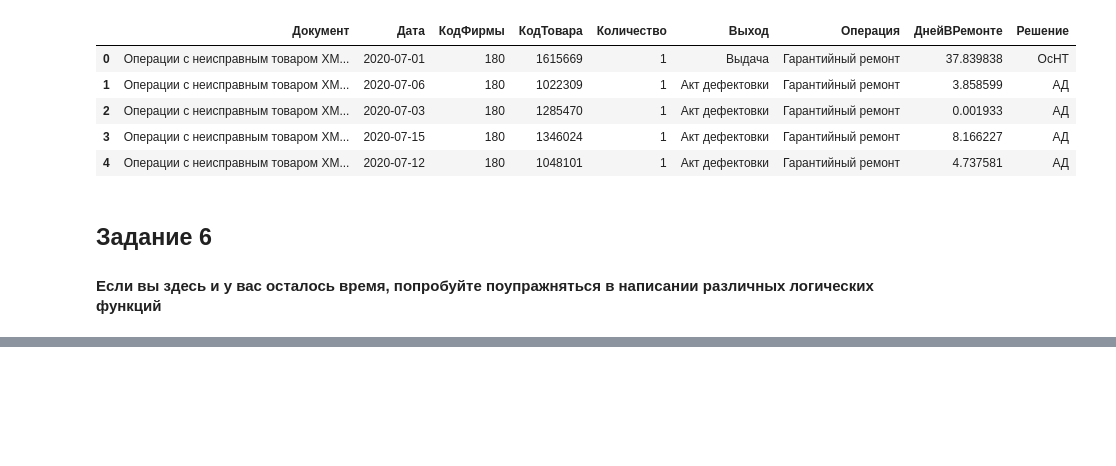
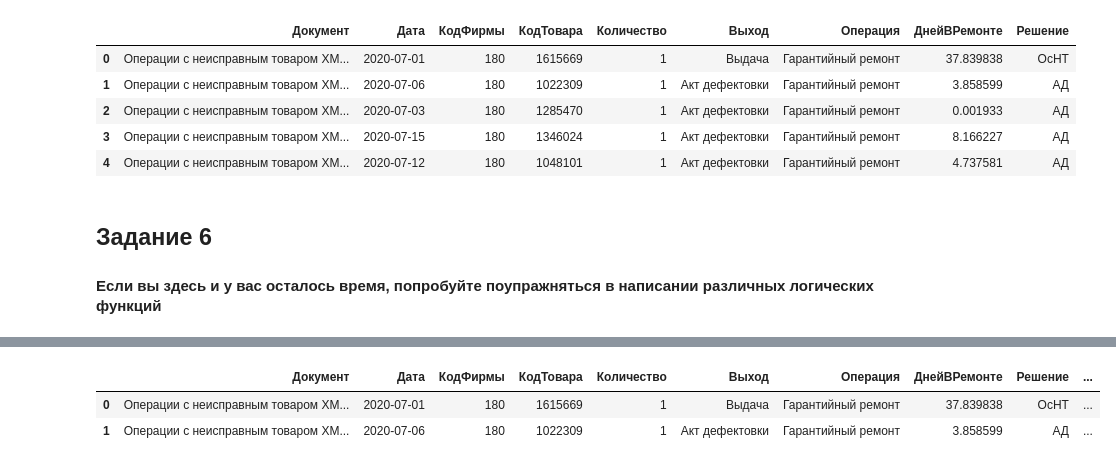
Before and after one commit to HarakaRisasi/dns_data_analysis_study, a Jupyter notebook: 4 занятие/Задание.ipynb, the cells around one changed output, grey strips where cells are left out. Cells and saved outputs as stored; diff of their text form; code cells hidden in the pictures; blank space fills up the shorter version.

```diff
--- a/4 занятие/Задание.ipynb
+++ b/4 занятие/Задание.ipynb
@@ -107,8 +107,7 @@ df.head(2)
 ## Задание 5
 #### Создайте новый столбец исходя из следующих условий: если выход выдачи или закрытие заказа, то ОСНТ, иначе АД. Посчитайте количество различных документов по каждому полученном условию
 # %%
-val_list = df['Выход'].unique().tolist()
-val_list = val_list[0::2]
+val_list = df['Выход'].unique().tolist()[0::2]
 val_list
 # %% [output]
 ['Выдача', 'Закрытие заказа']
@@ -133,0 +151,13 @@ df.head()
+# %%
+def not_osnt(x):
+    if x['Решение'] !='АД':
+        return 1
+    else:
+        return 0
+# %%
+df['Не Акт Дефектовки'] = df.apply(not_osnt, axis=1)
+df.head(2)
+# %% [output]
+|  | Документ | Дата | КодФирмы | КодТовара | Количество | Выход | Операция | ДнейВРемонте | Решение | ... |
+| 0 | Операции с неисправным товаром XM... | 2020-07-01 | 180 | 1615669 | 1 | Выдача | Гарантийный ремонт | 37.839838 | ОсНТ | ... |
+| 1 | Операции с неисправным товаром XM... | 2020-07-06 | 180 | 1022309 | 1 | Акт дефектовки | Гарантийный ремонт | 3.858599 | АД | ... |
```
Also changed, not shown: parts of 2 cells of this notebook.
